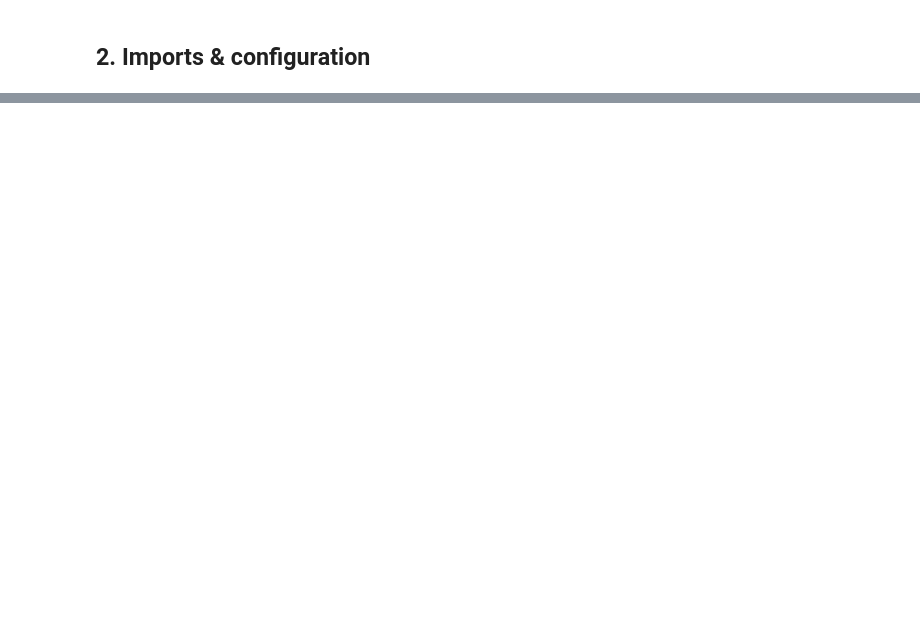
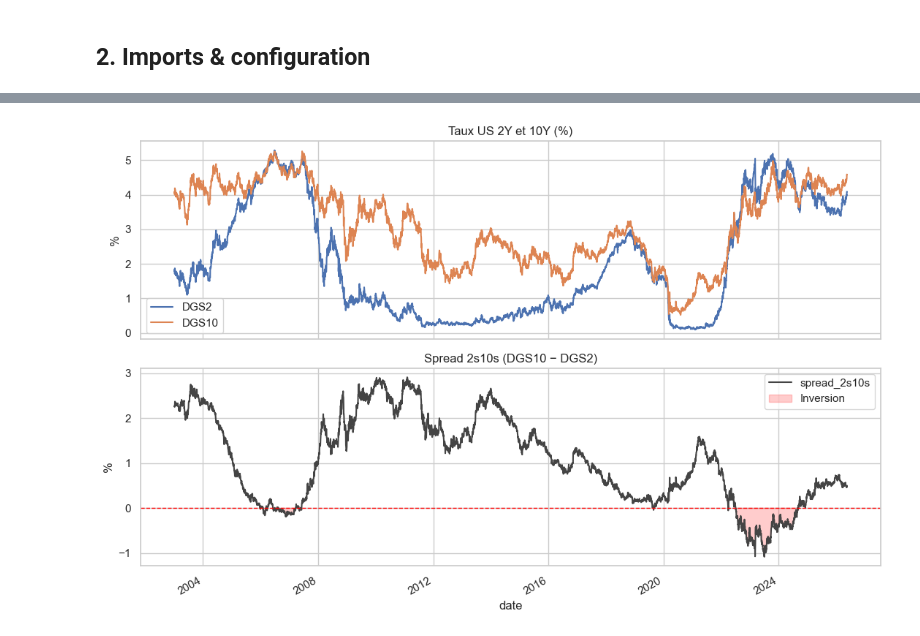
Before and after one commit to jbouniol/financial-engineering-lbo, a Jupyter notebook: notebooks/01_EDA.ipynb, the cells around one changed output, grey strips where cells are left out. Saved outputs shown, nothing was run; the diff lists cells and outputs as text; code cells hidden in the pictures; blank space fills up the shorter version.

```diff
--- a/notebooks/01_EDA.ipynb
+++ b/notebooks/01_EDA.ipynb
@@ -38,0 +171,17 @@ Résumé des observations clés et hypothèses à tester dans `02_backtest_and_s
+# %%
+yields["spread_2s10s"] = yields["DGS10"] - yields["DGS2"]
+
+fig, axes = plt.subplots(2, 1, figsize=(11, 7), sharex=True)
+yields[["DGS2", "DGS10"]].plot(ax=axes[0])
+axes[0].set_title("Taux US 2Y et 10Y (%)")
+axes[0].set_ylabel("%")
+
+yields["spread_2s10s"].plot(ax=axes[1], color="#444")
+axes[1].axhline(0, color="red", lw=1, ls="--")
+axes[1].fill_between(yields.index, 0, yields["spread_2s10s"], where=yields["spread_2s10s"] < 0, color="red", alpha=0.2, label="Inversion")
+axes[1].set_title("Spread 2s10s (DGS10 − DGS2)")
+axes[1].set_ylabel("%")
+axes[1].legend(loc="upper right")
+plt.tight_layout()
+# %% [output]
+[figure, added]
```
Also changed, not shown: parts of 30 cells of this notebook, 5 other files.
